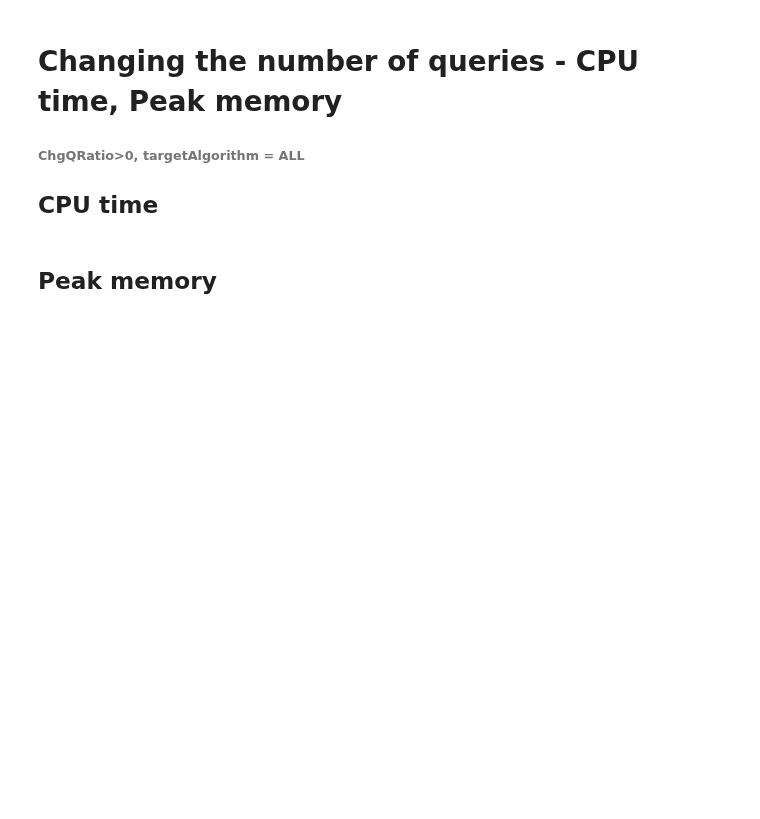
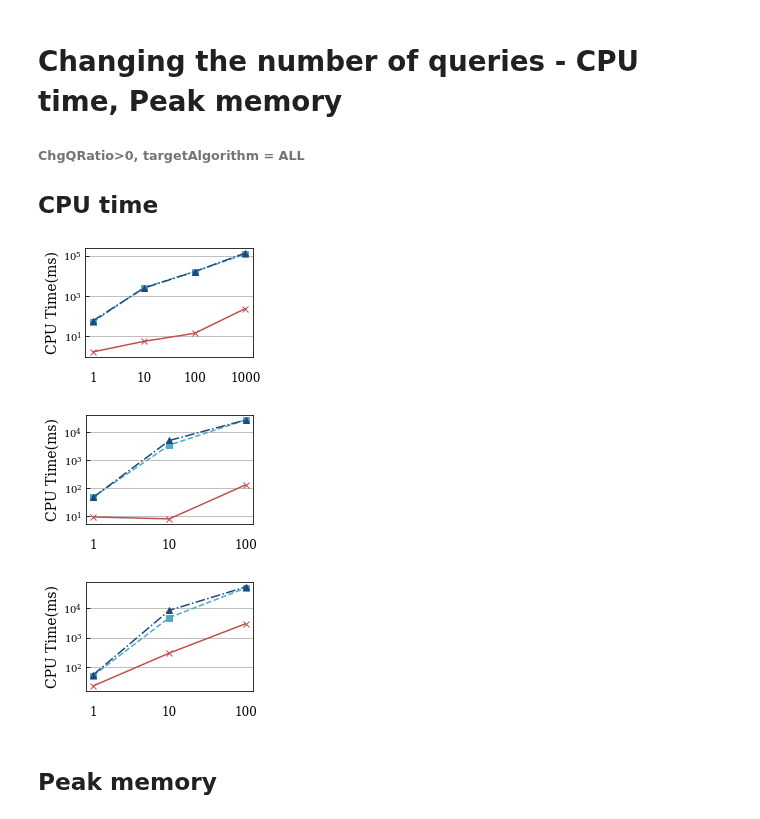
Before and after one commit to YoojuShin/SIGMOD2021LogScript, a Jupyter notebook: figure_script.ipynb, the cells around one changed output. Cells and saved outputs as stored; diff of their text form; code cells hidden in the pictures; blank space fills up the shorter version.

```diff
--- a/figure_script.ipynb
+++ b/figure_script.ipynb
@@ -309,28 +426,31 @@ fig_leg.savefig('Overall_Legend.pdf', bbox_inches='tight', format='pdf')
 ###### ChgQRatio>0, targetAlgorithm = ALL
 ## CPU time
 # %%
-for dataname in dataset:
+for dataname in dataset_small:
     graphdf = df.loc[(df["Dataset"]==dataname) & (df['ChgQRatio']>0)]\
         .pivot(index="Queryset",columns="Method",values="Time")
 
     graphdf.reindex(index=dataset)
-    graphdf.head(19)
     fig = plt.figure(figsize=figsize_vp)
     ax = fig.add_subplot(1,1,1)
 
     for i, algname in enumerate(target_alg_vp):
         ax.plot(graphdf[algname], linestyle=algo_line[algname], marker=algo_marker[algname], color=algo_color[algname])
     ax.set_yscale("log")
     ax.set_xlabel("")
     ax.set_ylabel('CPU Time(ms)', fontsize=FONTSIZE_YLABEL_vp)
     ax.grid(b=True,which="major",axis='y',zorder=0)
     ax.set_xticklabels([1,10,100,1000])
     ax.tick_params(axis='x', which ='both', length = 0)
     ax.tick_params(axis='x', labelsize=FONTSIZE_XLABEL_vp, pad=15)
     ax.tick_params(axis='y', labelsize=FONTSIZE_TICK_vp)
     ax.tick_params(axis='y', which ='minor', length = 0)
     ax.tick_params(axis='y', which ='major', direction='in')
     plt.savefig('QueryNum_'+dataname+'_CpuTime.pdf', bbox_inches='tight', format='pdf')
+# %% [output]
+[figure, added]
+[figure, added]
+[figure, added]
 # %% [markdown]
 ## Peak memory
 # %%
```
Also changed, not shown: parts of 33 cells of this notebook.
